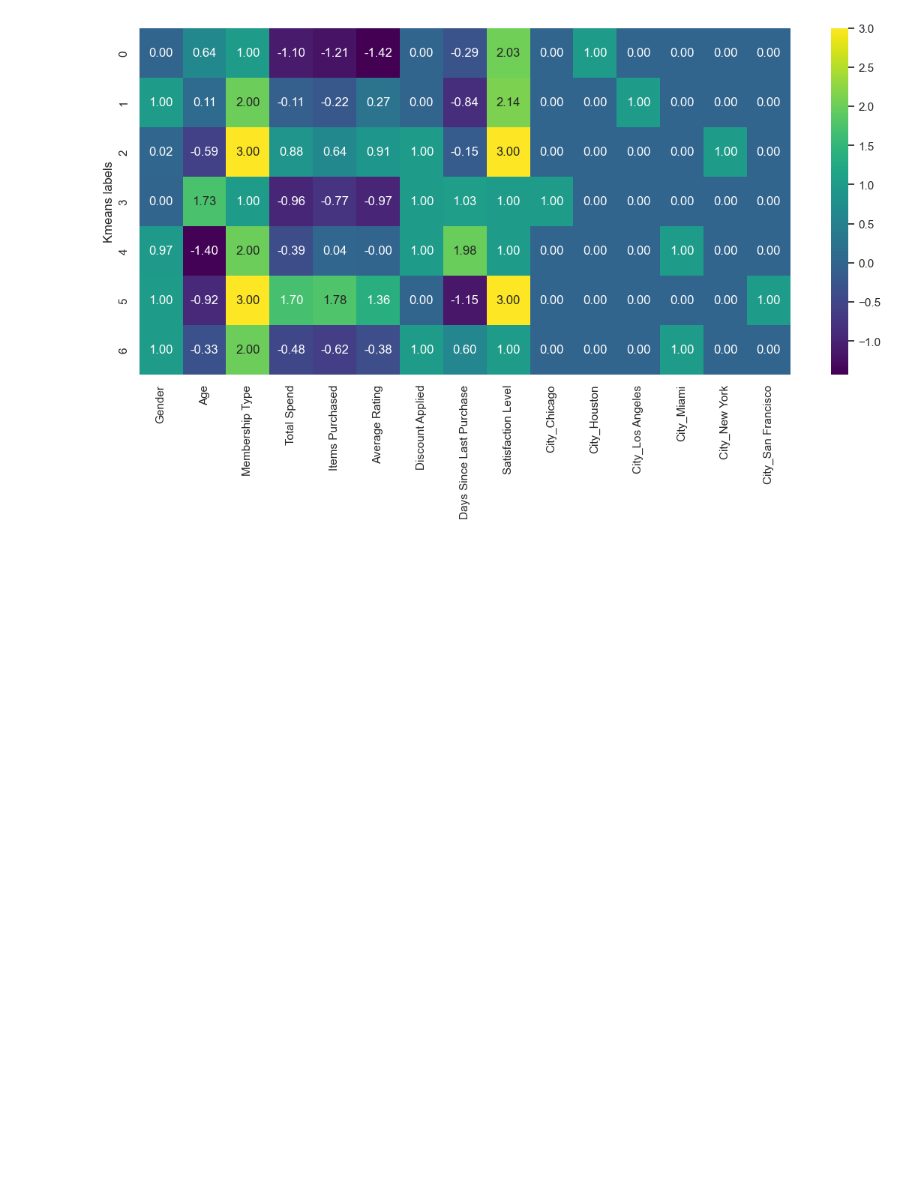
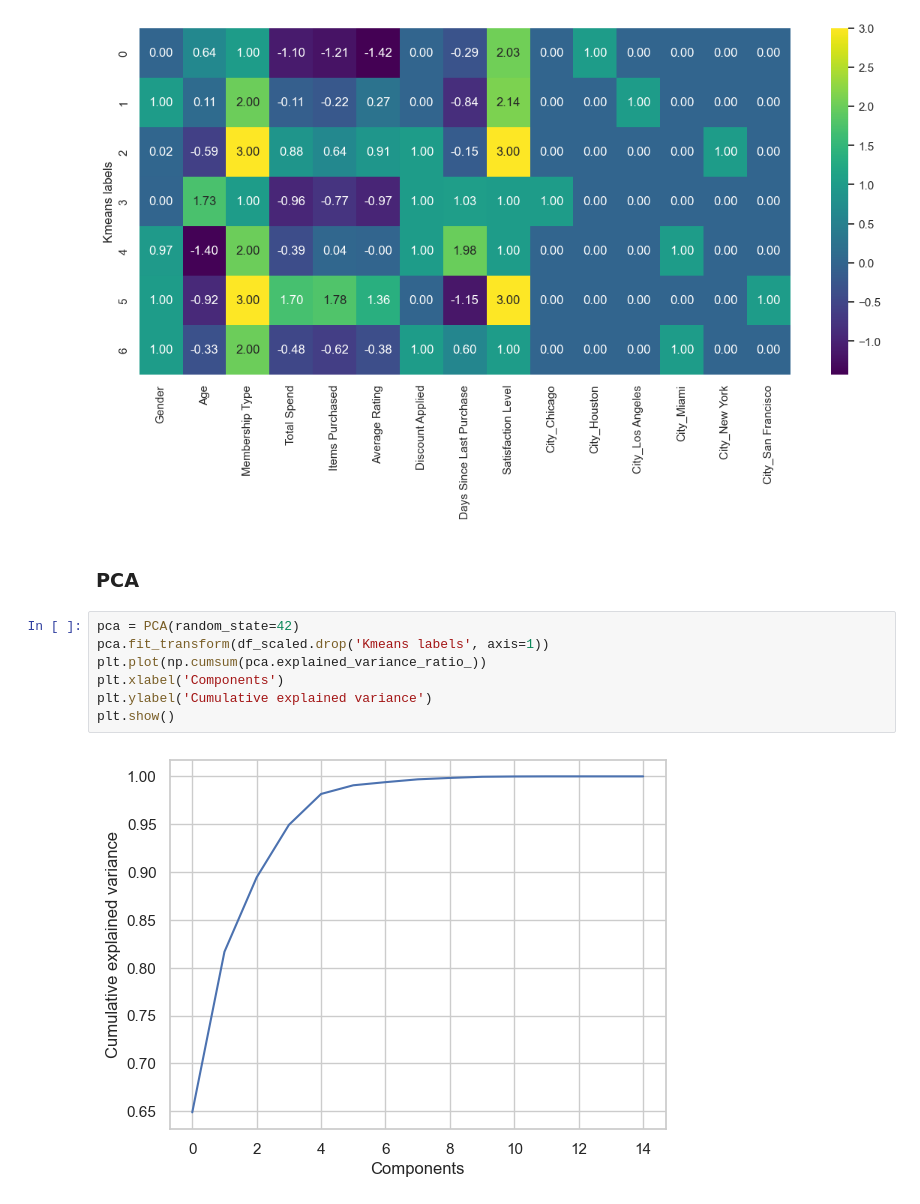
Before and after one commit to umilic16/ML_2, a Jupyter notebook: main.ipynb, the cells around one changed output. Saved outputs shown, nothing was run; the diff lists cells and outputs as text; blank space fills up the shorter version.

Commit message:
PCA za kmeans

```diff
--- a/main.ipynb
+++ b/main.ipynb
@@ -355,3 +356,14 @@ sns.heatmap(cluster_means, annot=True, cmap='viridis', fmt='.2f')
 plt.show()
 # %% [output]
 [figure]
+# %% [markdown]
+### PCA
+# %%
+pca = PCA(random_state=42)
+pca.fit_transform(df_scaled.drop('Kmeans labels', axis=1))
+plt.plot(np.cumsum(pca.explained_variance_ratio_))
+plt.xlabel('Components')
+plt.ylabel('Cumulative explained variance')
+plt.show()
+# %% [output]
+[figure, added]
```
Also changed, not shown: parts of 9 cells of this notebook.
